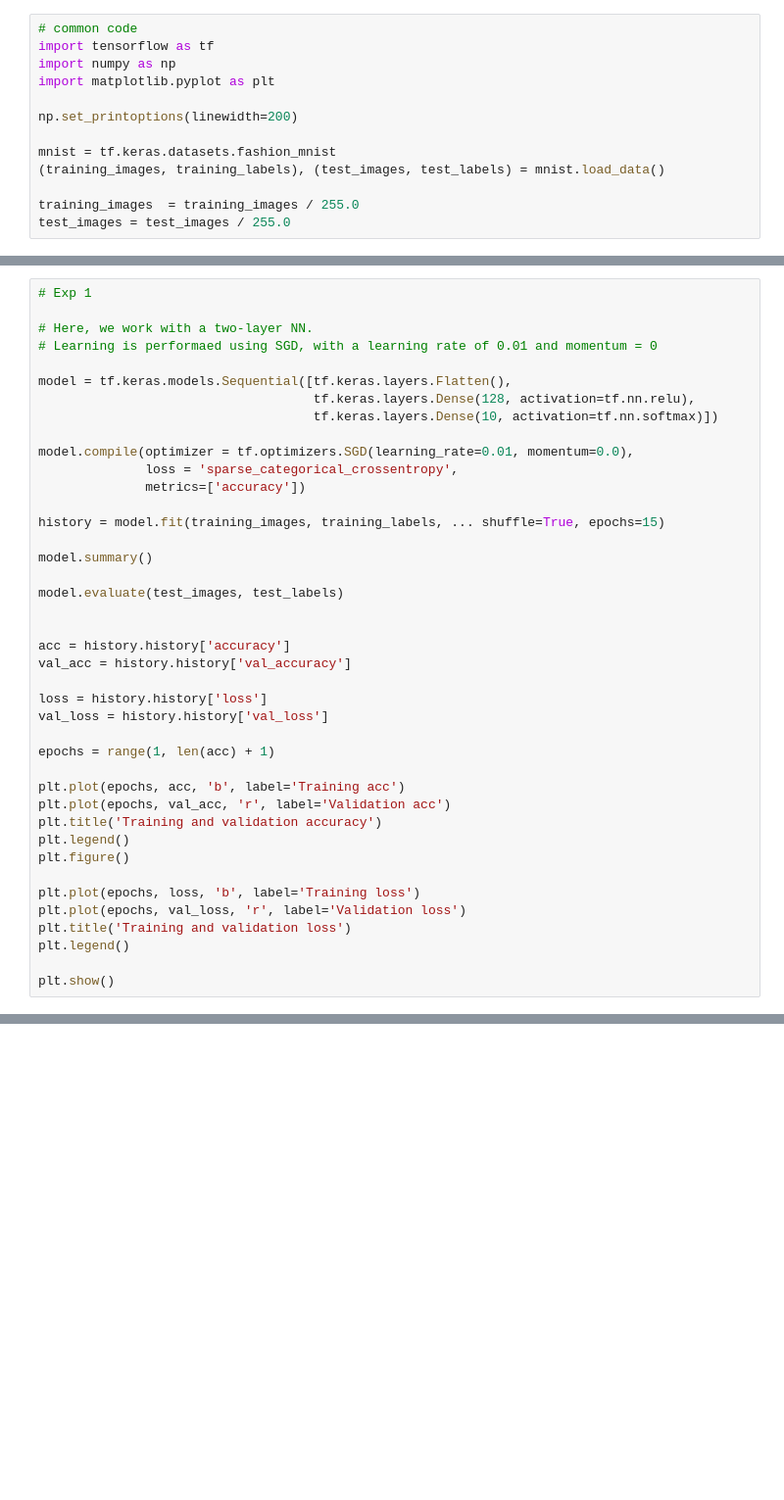
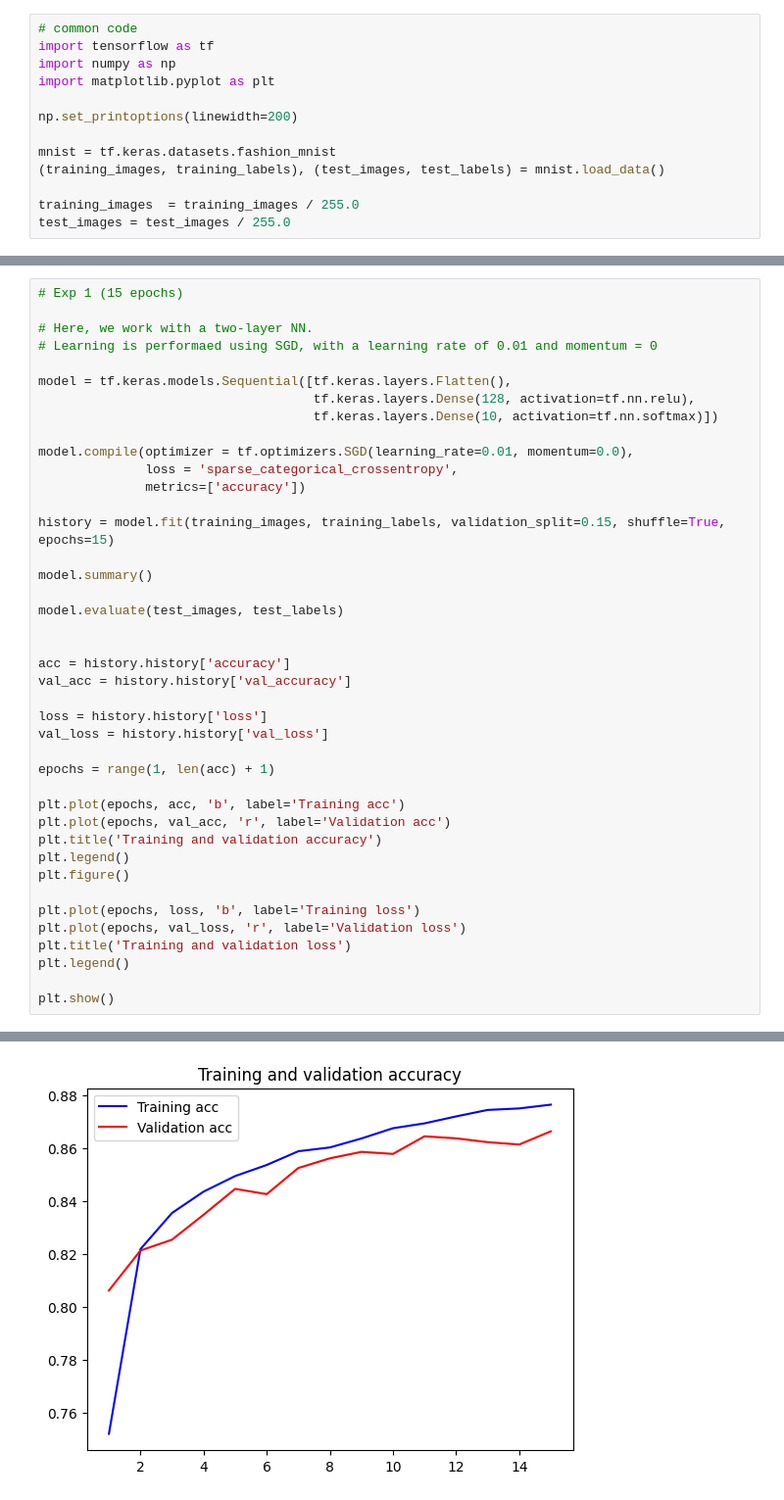
Before and after one commit to samuelladibe/S9_el_tegy_samuel_ladibe, a Jupyter notebook: Modelisation/tp4/Exercise_2_MNISTFashion_V2.ipynb, the cells around one changed output, grey strips where cells are left out. Shown at 98% size. Cells and saved outputs as stored; diff of their text form; blank space fills up the shorter version.

```diff
--- a/Modelisation/tp4/Exercise_2_MNISTFashion_V2.ipynb
+++ b/Modelisation/tp4/Exercise_2_MNISTFashion_V2.ipynb
@@ -105,5 +234,5 @@ test_images = test_images / 255.0
 # %%
-# Exp 1
+# Exp 1 (15 epochs)
 
 # Here, we work with a two-layer NN.
 # Learning is performaed using SGD, with a learning rate of 0.01 and momentum = 0
@@ -116,7 +245,7 @@ model.compile(optimizer = tf.optimizers.SGD(learning_rate=0.01, momentum=0.0),
               loss = 'sparse_categorical_crossentropy',
               metrics=['accuracy'])
 
-history = model.fit(training_images, training_labels, ... shuffle=True, epochs=15)
+history = model.fit(training_images, training_labels, validation_split=0.15, shuffle=True, epochs=15)
 
 model.summary()
 
@@ -143,3 +272,4 @@ plt.title('Training and validation loss')
 plt.legend()
 
 plt.show()
+# %% [output]
@@ -145,0 +293 @@ plt.show()
+[figure, added]
```
Also changed, not shown: parts of 29 cells of this notebook, 1 other file.
